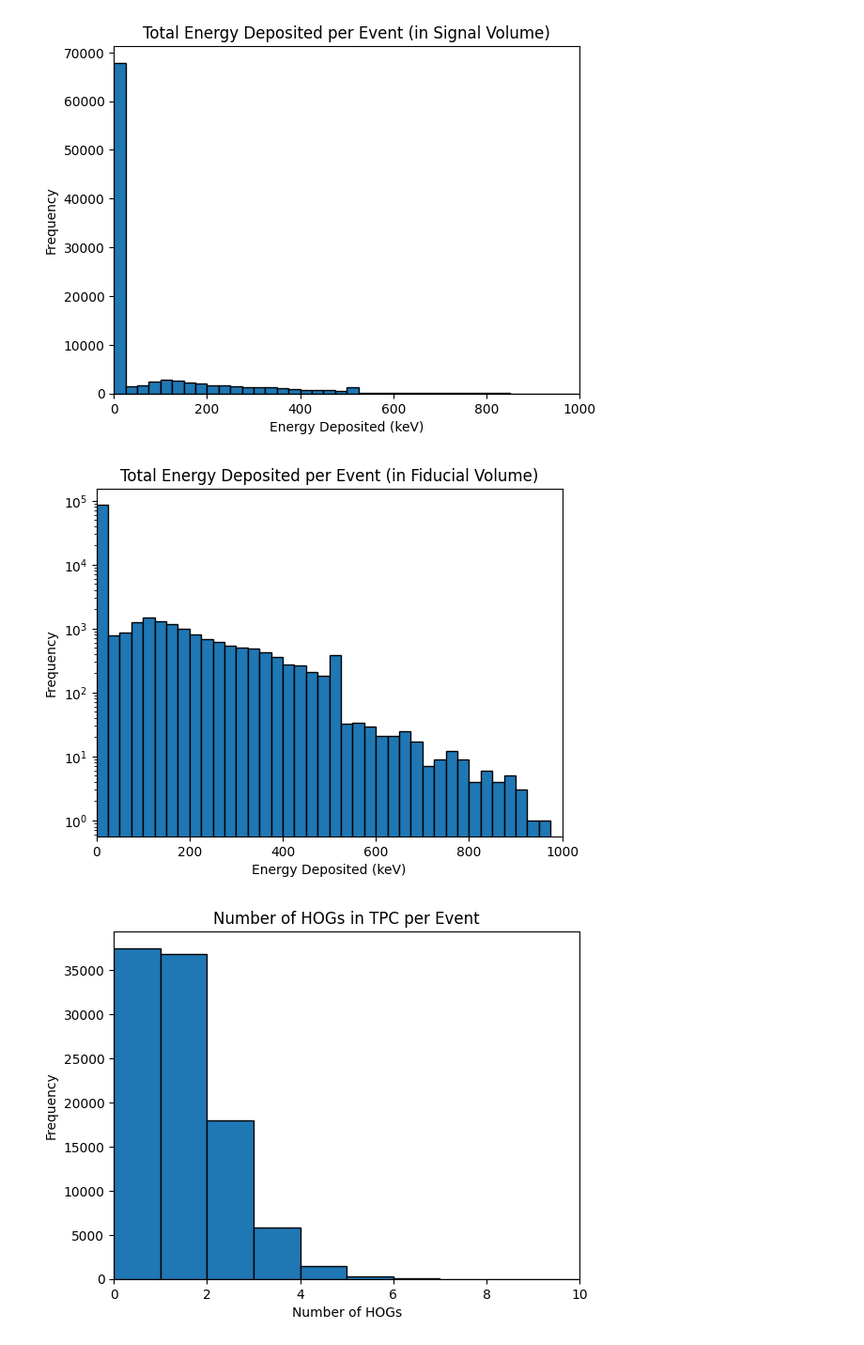
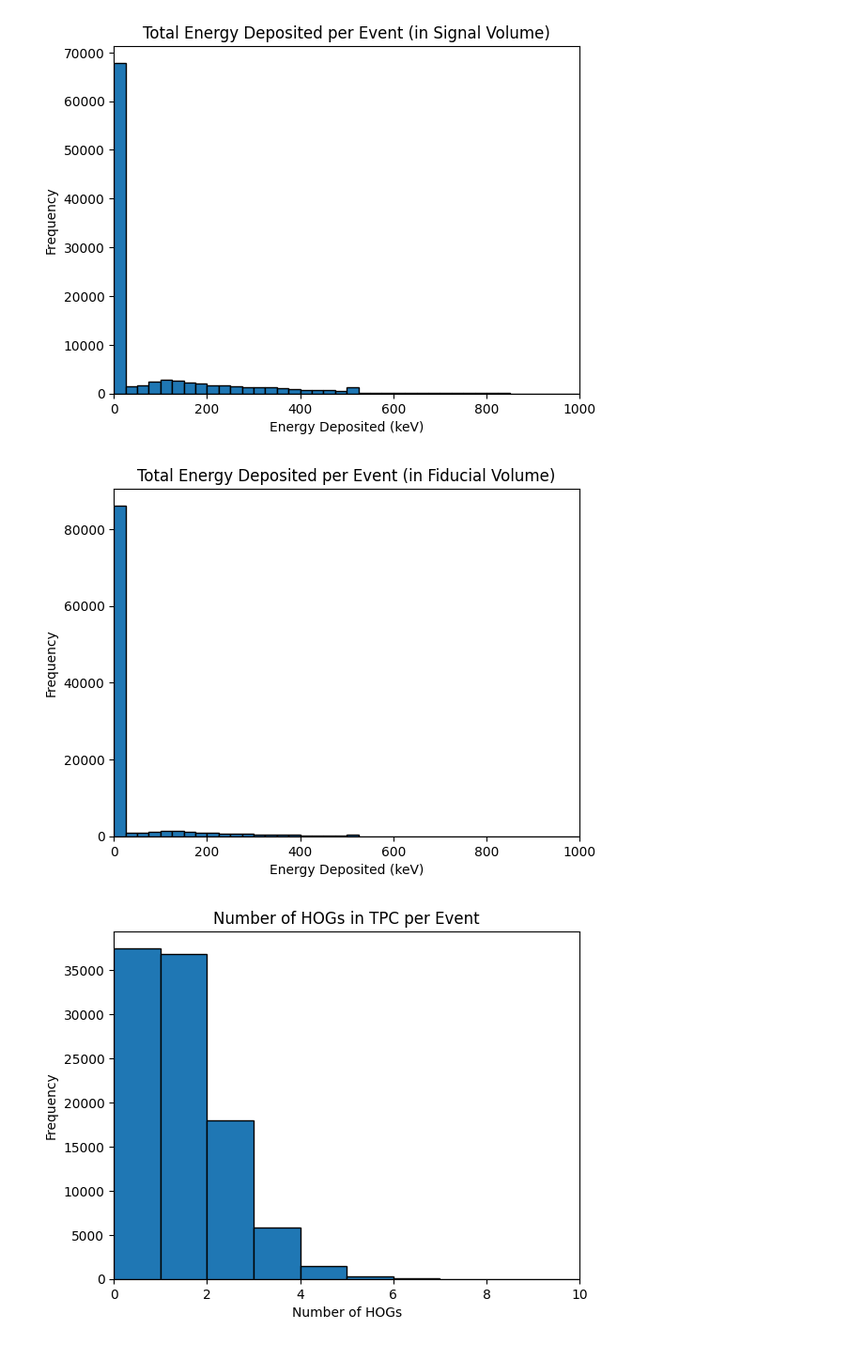
Before and after one commit to vaccarojohn/SNeNDSim, a Jupyter notebook: edepsim/hog/hog_unshielded_data.ipynb, the cells around one changed output. Shown at 94% size. Saved outputs shown, nothing was run; the diff lists cells and outputs as text; code cells hidden in the pictures.

```diff
--- a/edepsim/hog/hog_unshielded_data.ipynb
+++ b/edepsim/hog/hog_unshielded_data.ipynb
@@ -115,20 +115,19 @@ plt.show()
 # %%
 # Total energy deposited per event (in fiducial volume)
 
 # Define bins
 bins = np.arange(0, 1025, 25)
 plt.hist(np.pad(data['fhog']*1000, (0, pad)), bins=bins, edgecolor='black')
 plt.xlim(0, 1000)
 
 # Axis labels
-plt.yscale('log')
 plt.xlabel('Energy Deposited (keV)')
 plt.ylabel('Frequency')
 plt.title('Total Energy Deposited per Event (in Fiducial Volume)')
 
 plt.show()
 # %% [output]
-[figure, old version]
+[figure, new version]
 # %%
 # Number of HOG particles in TPC per event
 
```
